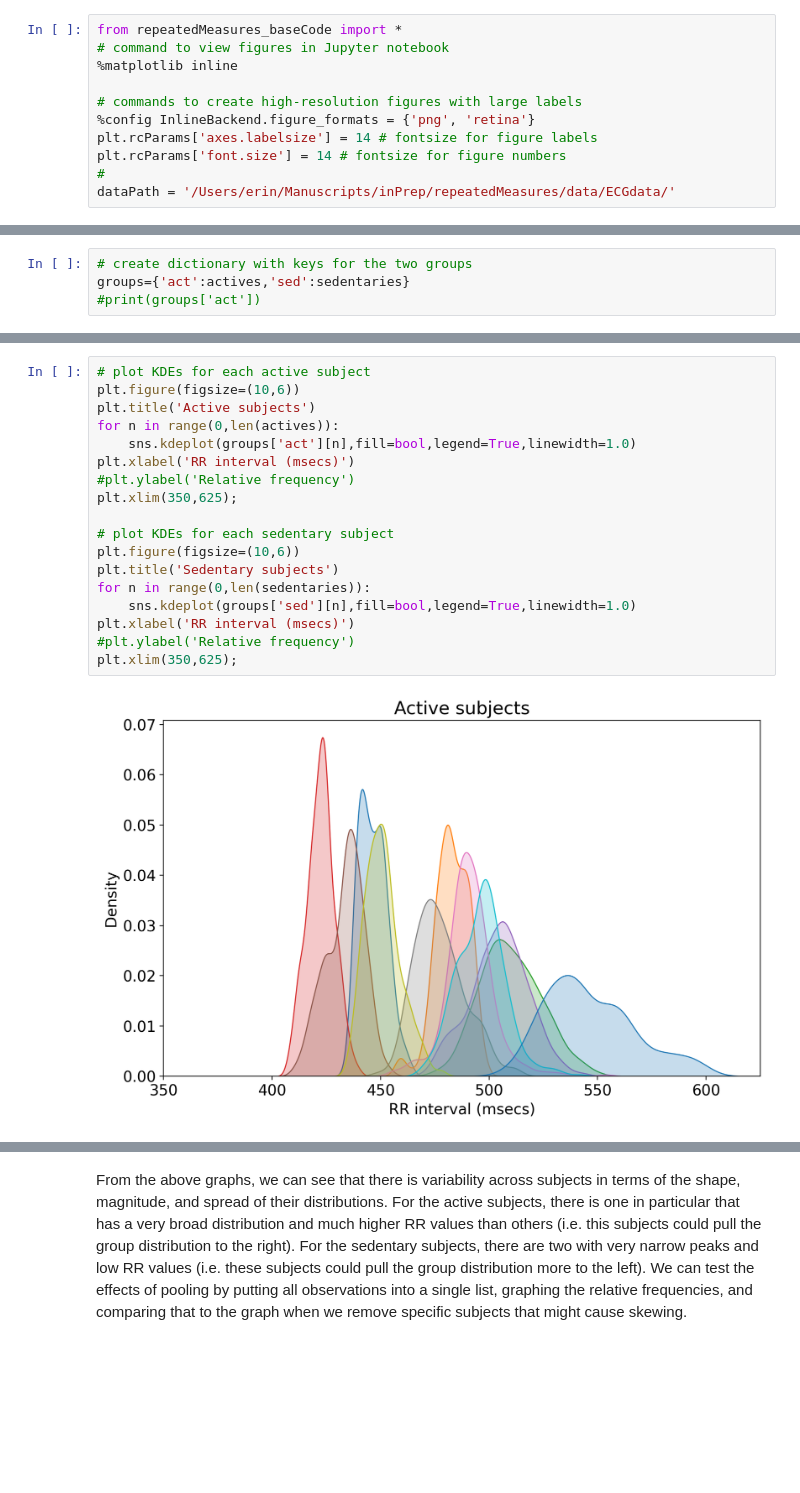
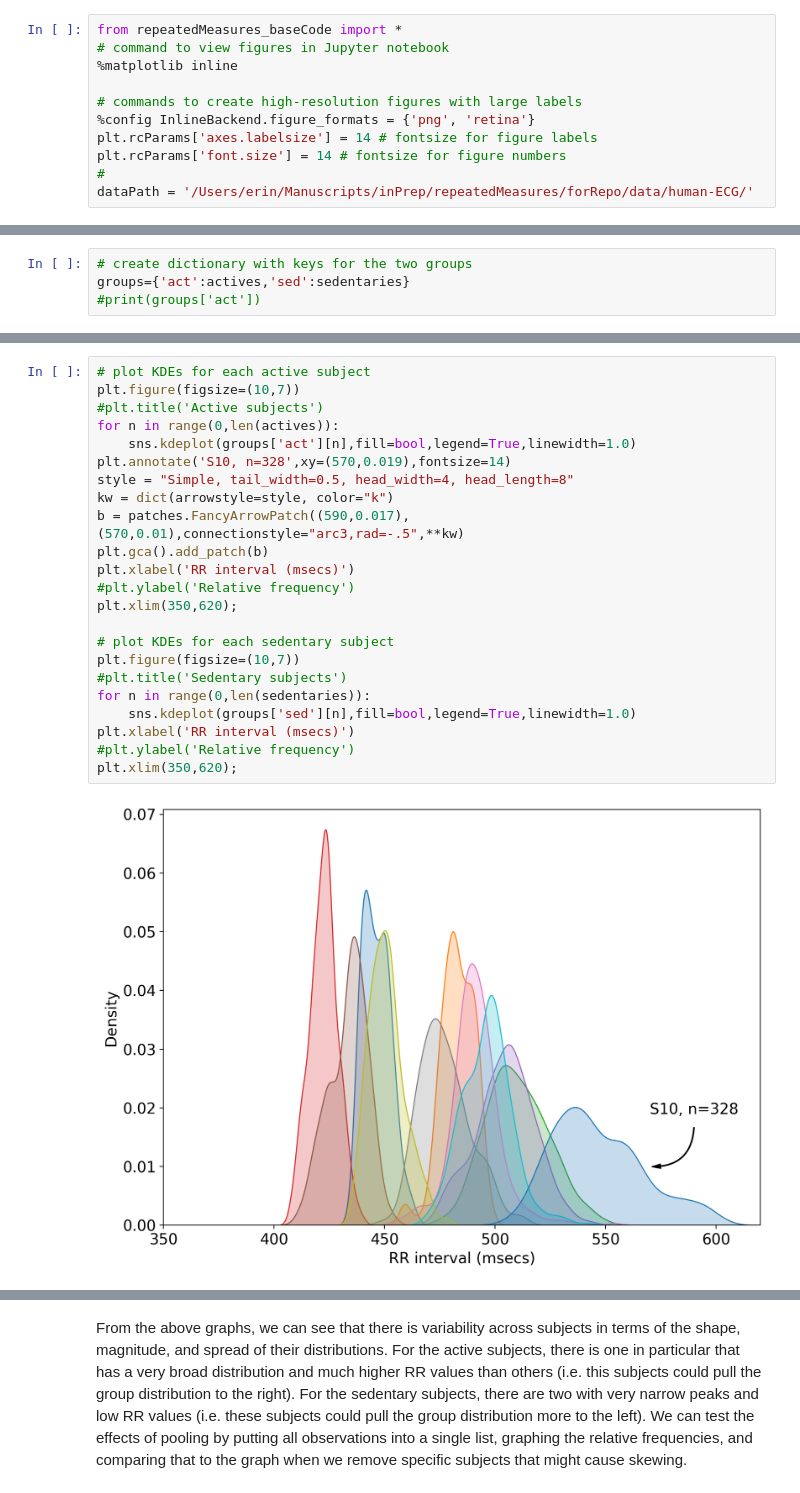
Before and after one commit to emckiernan/physio-analysis, a Jupyter notebook: code/cardioData_fromBaseCode.ipynb, the cells around one changed output, grey strips where cells are left out. Saved outputs shown, nothing was run; the diff lists cells and outputs as text; blank space fills up the shorter version.

```diff
--- a/code/cardioData_fromBaseCode.ipynb
+++ b/code/cardioData_fromBaseCode.ipynb
@@ -25,7 +25,7 @@ from repeatedMeasures_baseCode import *
 plt.rcParams['axes.labelsize'] = 14 # fontsize for figure labels
 plt.rcParams['font.size'] = 14 # fontsize for figure numbers
 #
-dataPath = '/Users/erin/Manuscripts/inPrep/repeatedMeasures/data/ECGdata/'
+dataPath = '/Users/erin/Manuscripts/inPrep/repeatedMeasures/forRepo/data/human-ECG/'
 # %%
 # run following code if you want figures centered, or comment out for default left-aligned
 from IPython.core.display import HTML
@@ -319,20 +359,25 @@ groups={'act':actives,'sed':sedentaries}
 # %%
 # plot KDEs for each active subject
-plt.figure(figsize=(10,6))
-plt.title('Active subjects')
+plt.figure(figsize=(10,7))
+#plt.title('Active subjects')
 for n in range(0,len(actives)):
     sns.kdeplot(groups['act'][n],fill=bool,legend=True,linewidth=1.0)
+plt.annotate('S10, n=328',xy=(570,0.019),fontsize=14)
+style = "Simple, tail_width=0.5, head_width=4, head_length=8"
+kw = dict(arrowstyle=style, color="k")
+b = patches.FancyArrowPatch((590,0.017),(570,0.01),connectionstyle="arc3,rad=-.5",**kw)
+plt.gca().add_patch(b)
 plt.xlabel('RR interval (msecs)')
 #plt.ylabel('Relative frequency')
-plt.xlim(350,625);
+plt.xlim(350,620);
 
 # plot KDEs for each sedentary subject
-plt.figure(figsize=(10,6))
-plt.title('Sedentary subjects')
+plt.figure(figsize=(10,7))
+#plt.title('Sedentary subjects')
 for n in range(0,len(sedentaries)):
     sns.kdeplot(groups['sed'][n],fill=bool,legend=True,linewidth=1.0)
 plt.xlabel('RR interval (msecs)')
 #plt.ylabel('Relative frequency')
-plt.xlim(350,625);
+plt.xlim(350,620);
 # %% [output]
-[figure, old version]
+[figure, new version]
```
Also changed, not shown: parts of 8 cells of this notebook.
